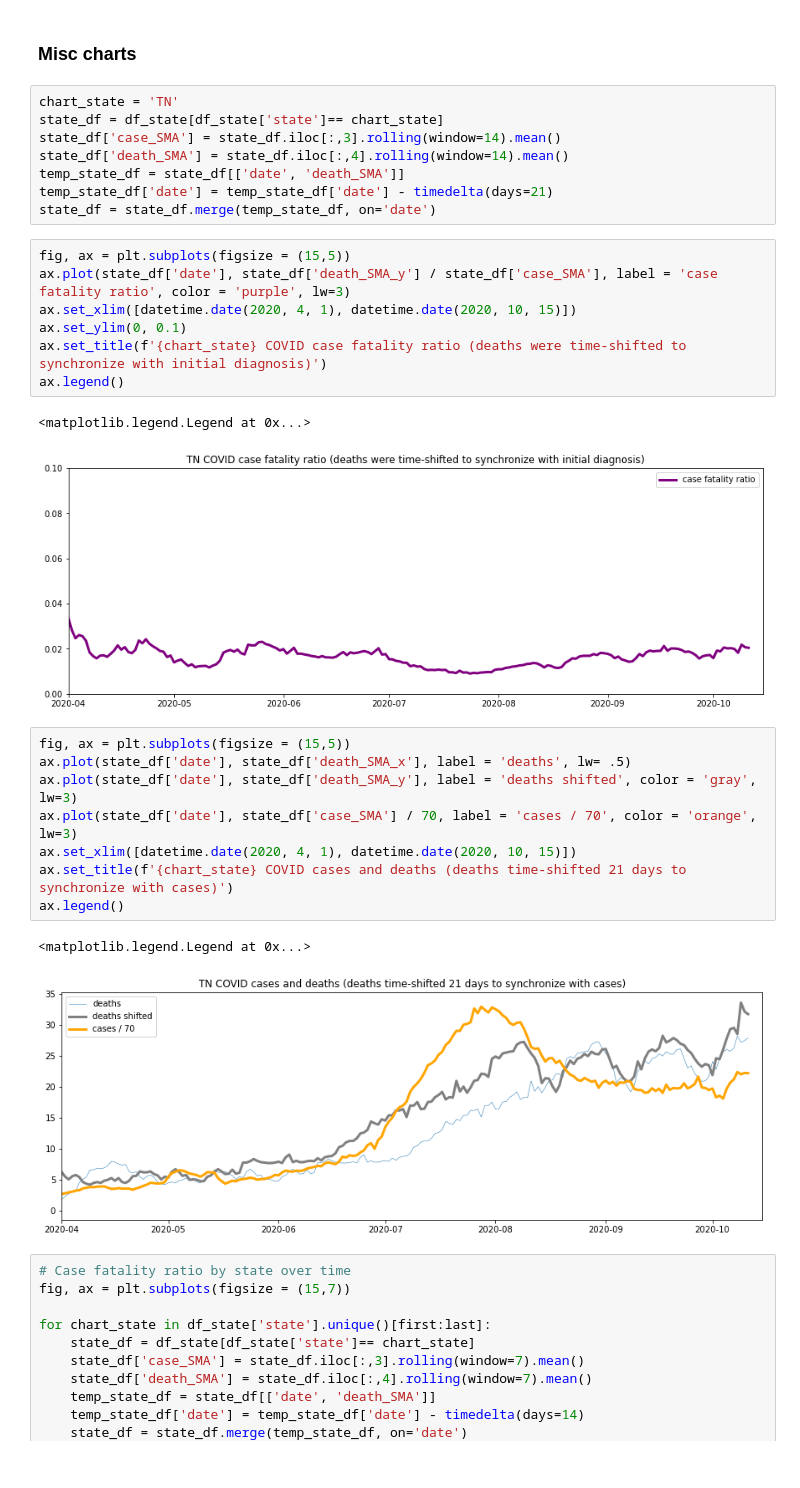
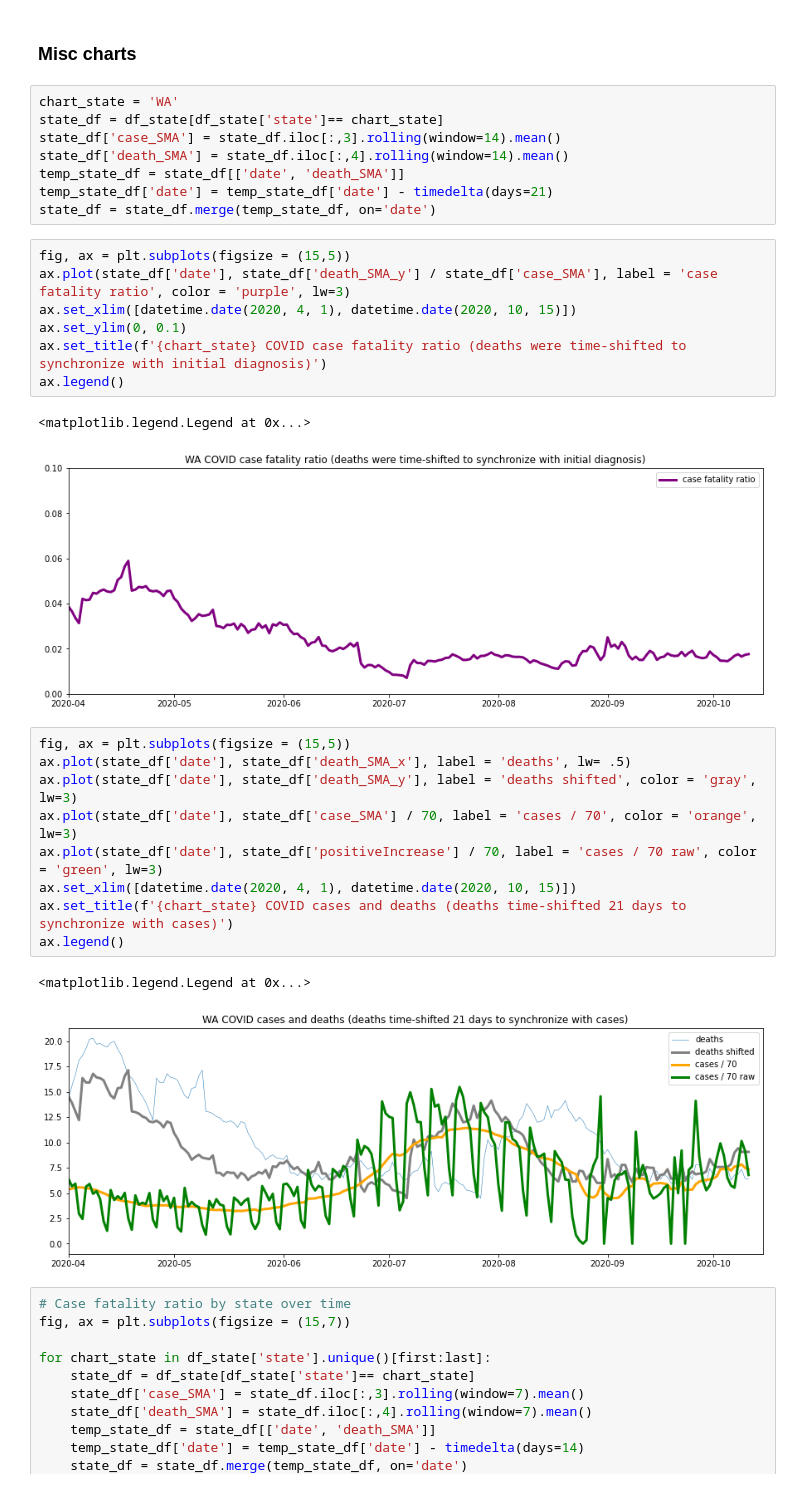
Before and after one commit to salvir1/COVID-19-outbreak-data-analysis, a Jupyter notebook: covid-states-analysis-outbreak-vs-uptick.ipynb, the cells around one changed output. Cells and saved outputs as stored; diff of their text form.

```diff
--- a/covid-states-analysis-outbreak-vs-uptick.ipynb
+++ b/covid-states-analysis-outbreak-vs-uptick.ipynb
@@ -371,7 +371,7 @@ for group in df_state['CVD_group'].unique():
 # %% [markdown]
 ### Misc charts
 # %%
-chart_state = 'TN'
+chart_state = 'WA'
 state_df = df_state[df_state['state']== chart_state]
 state_df['case_SMA'] = state_df.iloc[:,3].rolling(window=14).mean()
 state_df['death_SMA'] = state_df.iloc[:,4].rolling(window=14).mean()
@@ -387,18 +387,19 @@ ax.set_title(f'{chart_state} COVID case fatality ratio (deaths were time-shifted
 ax.legend()
 # %% [output]
 <matplotlib.legend.Legend at 0x...>
-[figure, old version]
+[figure, new version]
 # %%
 fig, ax = plt.subplots(figsize = (15,5))
 ax.plot(state_df['date'], state_df['death_SMA_x'], label = 'deaths', lw= .5)
 ax.plot(state_df['date'], state_df['death_SMA_y'], label = 'deaths shifted', color = 'gray', lw=3)
 ax.plot(state_df['date'], state_df['case_SMA'] / 70, label = 'cases / 70', color = 'orange', lw=3)
+ax.plot(state_df['date'], state_df['positiveIncrease'] / 70, label = 'cases / 70 raw', color = 'green', lw=3)
 ax.set_xlim([datetime.date(2020, 4, 1), datetime.date(2020, 10, 15)])
 ax.set_title(f'{chart_state} COVID cases and deaths (deaths time-shifted 21 days to synchronize with cases)')
 ax.legend()
 # %% [output]
 <matplotlib.legend.Legend at 0x...>
-[figure, old version]
+[figure, new version]
 # %%
 # Case fatality ratio by state over time
 fig, ax = plt.subplots(figsize = (15,7))
```
Also changed, not shown: parts of 6 cells of this notebook, 2 other files.
